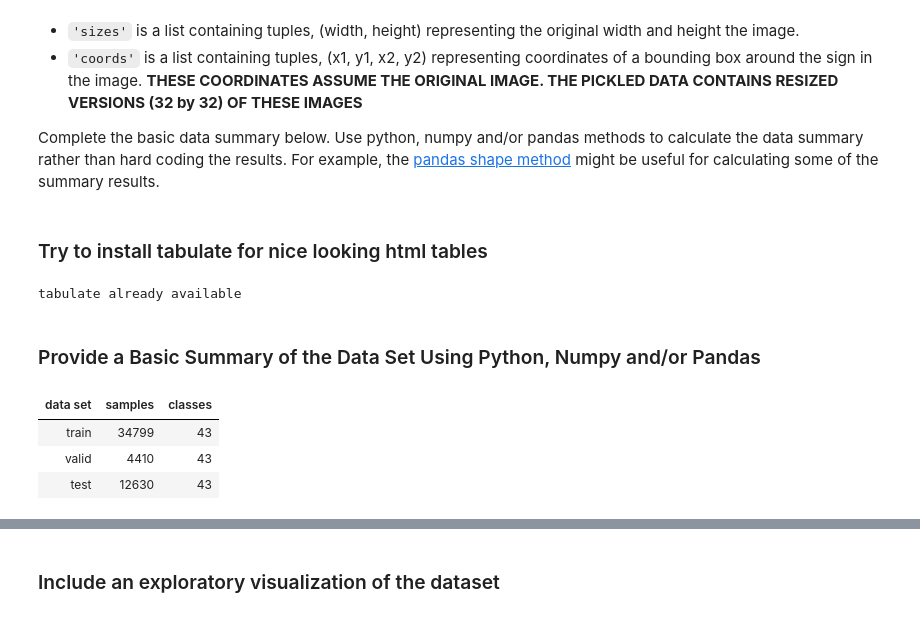
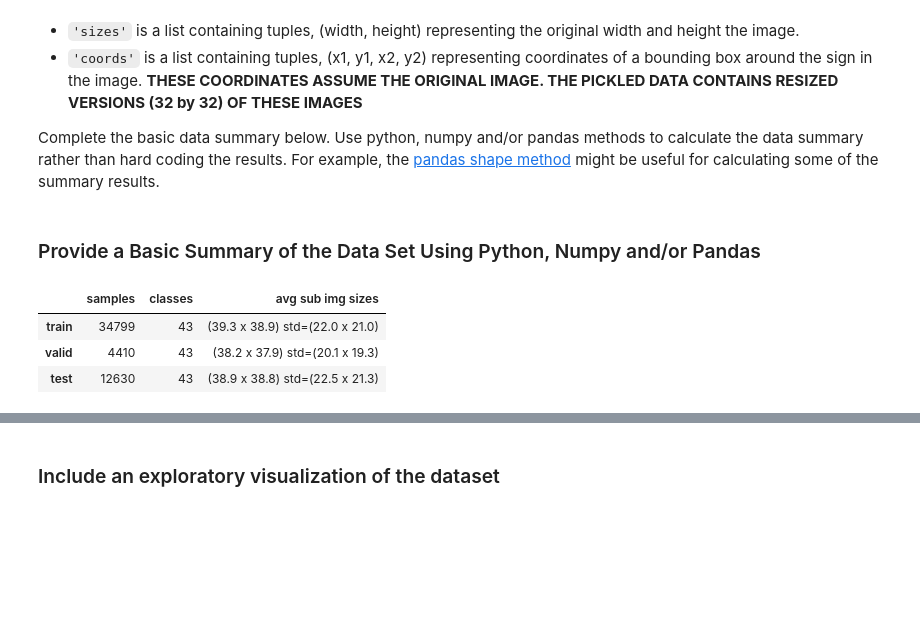
Before and after one commit to badinbed/CarND-Traffic-Sign-Classifier, a Jupyter notebook: Traffic_Sign_Classifier.ipynb, the cells around one changed output, grey strips where cells are left out. Saved outputs shown, nothing was run; the diff lists cells and outputs as text; code cells hidden in the pictures; blank space fills up the shorter version.

```diff
--- a/Traffic_Sign_Classifier.ipynb
+++ b/Traffic_Sign_Classifier.ipynb
@@ -22,6 +22,8 @@ The [rubric](https://review.udacity.com/#!/rubrics/481/view) contains "Stand Out
 # %%
 # Load pickled data
 import pickle
+import pandas as pd
+from IPython.display import HTML, display
 
 # TODO: Fill this in based on where you saved the training and testing data
 
@@ -41,16 +43,9 @@ X_valid, y_valid = valid['features'], valid['labels']
 X_test, y_test = test['features'], test['labels']
 
 #import the streetsign names from csv file
-import csv
-sign_names = []
-#unfortunately the names aren't quoted so this code gets unnecessarily complicated
-with open('signnames.csv') as csvfile:
-    col_id = 0
-    col_name = 1
-    reader = csv.reader(csvfile, delimiter=',')
-    header = next(reader)
-    for row in reader:
-        sign_names.append(row[col_name])
+
+sign_names = pd.read_csv('signnames.csv', index_col=0)
+#display(HTML(sign_names.to_html()))
 # %% [markdown]
 ---
 
@@ -64,63 +59,64 @@ The pickled data is a dictionary with 4 key/value pairs:
 - `'coords'` is a list containing tuples, (x1, y1, x2, y2) representing coordinates of a bounding box around the sign in the image. **THESE COORDINATES ASSUME THE ORIGINAL IMAGE. THE PICKLED DATA CONTAINS RESIZED VERSIONS (32 by 32) OF THESE IMAGES**
 
 Complete the basic data summary below. Use python, numpy and/or pandas methods to calculate the data summary rather than hard coding the results. For example, the [pandas shape method](http://pandas.pydata.org/pandas-docs/stable/generated/pandas.DataFrame.shape.html) might be useful for calculating some of the summary results.
-# %% [markdown]
-### Try to install tabulate for nice looking html tables
-# %%
-import pip
-try:
-    __import__('tabulate')
-    print('tabulate already available')
-except ImportError:
-    pip.main(['install', 'tabulate'])
-# %% [output]
-tabulate already available
 # %% [markdown]
 ### Provide a Basic Summary of the Data Set Using Python, Numpy and/or Pandas
 # %%
 
 ### Replace each question mark with the appropriate value.
 ### Use python, pandas or numpy methods rather than hard coding the results
+import numpy as np
+import matplotlib.pyplot as plt
 
 # TODO: Number of training examples
 n_train = X_train.shape[0]
 
 # TODO: Number of validation examples
 n_validation = X_valid.shape[0]
 
 # TODO: Number of testing examples.
 n_test = X_test.shape[0]
 
 # TODO: What's the shape of an traffic sign image?
-image_shape = train['sizes']
+image_shape = train['sizes'].shape
 
 # TODO: How many unique classes/labels there are in the dataset.
-n_classes = train['coords']
-
-table_header = ['data set', 'samples', 'classes']
-def table_summary(name, data_set):
-    return [name,
-            data_set['features'].shape[0],
-            len(set(data_set['labels']))]
+n_classes = len(set(train['labels']))
 
 #print("Number of training examples =", n_train)
 #print("Number of validation examples =", n_validation)
 #print("Number of testing examples =", n_test)
 #print("Image data shape =", image_shape)
 #print("Number of classes =", n_classes)
 
-from IPython.display import HTML, display
-import tabulate
+# transforms a 'coords' array with bounding boxes to an array containing width and height
+def extract_sub_image_sizes(coords):
+    return np.append(coords[:, [2]] - coords[:, [0]],
+                     coords[:, [3]] - coords[:, [1]], axis=1)
 
-table = [table_header]
-table.append(table_summary('train', train))
-table.append(table_summary('valid', valid))
-table.append(table_summary('test', test))
+# simple formatting helper
+def format_avg_size(avg, stddev):
+    return "({:3.1f} x {:3.1f}) std=({:3.1f} x {:3.1f})".format(avg[0], avg[1], stddev[0], stddev[1])
 
+train_sub_img_sizes = extract_sub_image_sizes(train['coords'])
+valid_sub_img_sizes = extract_sub_image_sizes(valid['coords'])
+test_sub_img_sizes = extract_sub_image_sizes(test['coords'])
 
-display(HTML(tabulate.tabulate(table, tablefmt='html',headers='firstrow')))
+data = pd.DataFrame(
+    {
+    'samples': [train['features'].shape[0], valid['features'].shape[0], test['features'].shape[0]],
+    'classes': [len(set(train['labels'])), len(set(valid['labels'])), len(set(test['labels']))],
+    'avg sub img sizes': [format_avg_size(np.mean(train_sub_img_sizes, axis=0), np.std(train_sub_img_sizes, axis=0)),
+                  format_avg_size(np.mean(valid_sub_img_sizes, axis=0), np.std(valid_sub_img_sizes, axis=0)),
+                  format_avg_size(np.mean(test_sub_img_sizes, axis=0), np.std(test_sub_img_sizes, axis=0))]},
+    index=['train', 'valid', 'test'])
+
+print()
+display(HTML(data.to_html(columns =[2, 1,0])))
+print()
+display(HTML(sign_names.to_html()))
 # %% [output]
-| data set | samples | classes |
-| train | 34799 | 43 |
-| valid | 4410 | 43 |
-| test | 12630 | 43 |
+|  | samples | classes | avg sub img sizes |
+| train | 34799 | 43 | (39.3 x 38.9) std=(22.0 x 21.0) |
+| valid | 4410 | 43 | (38.2 x 37.9) std=(20.1 x 19.3) |
+| test | 12630 | 43 | (38.9 x 38.8) std=(22.5 x 21.3) |
```
Also changed, not shown: parts of 10 cells of this notebook, 3 other files.
